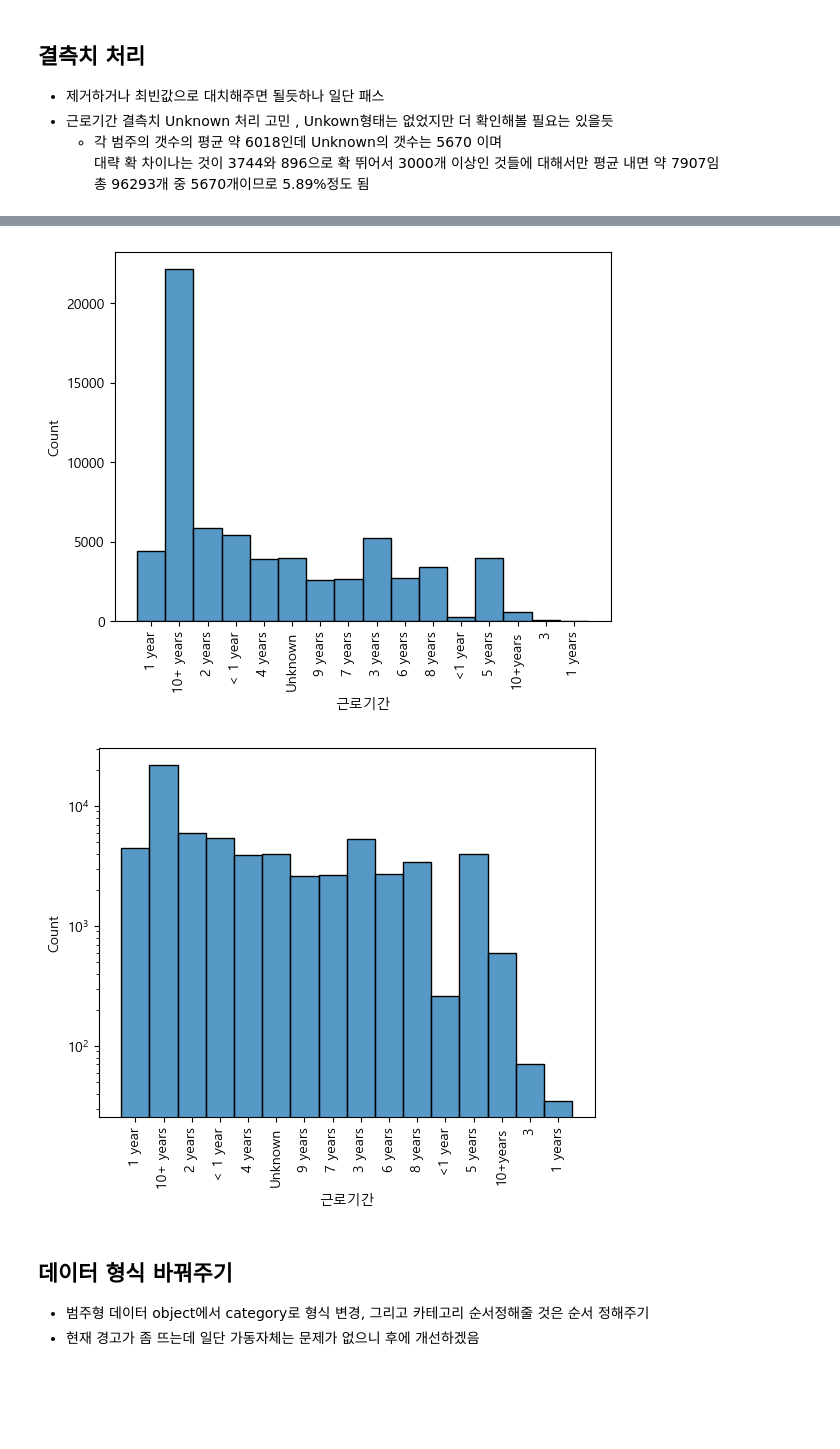
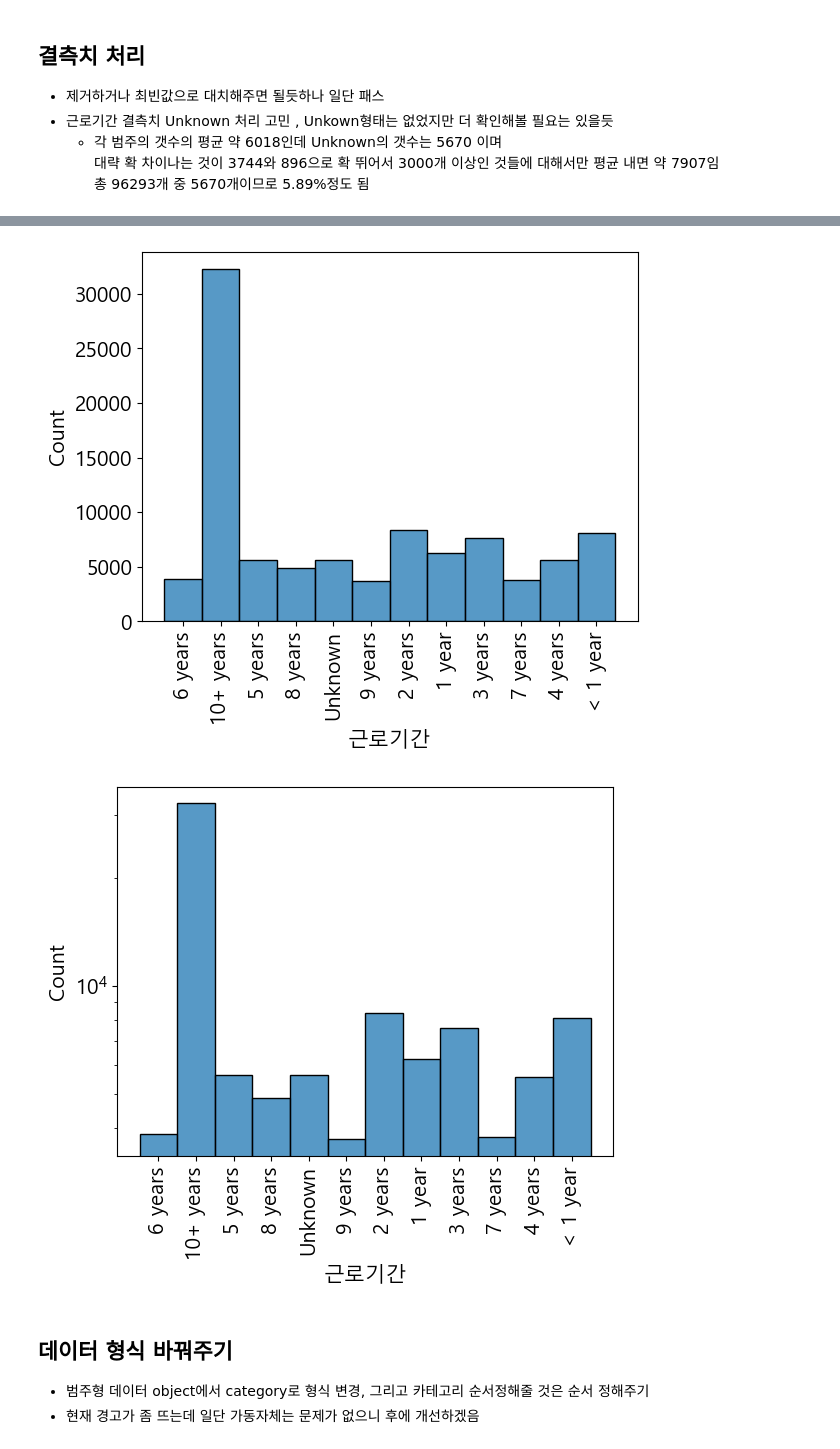
Before and after one commit to kyeob1107/What-s-your-EDA, a Jupyter notebook: third project.ipynb, the cells around one changed output, grey strips where cells are left out. Drawn from its saved outputs; the diff is of its cells as text; code cells hidden in the pictures; blank space fills up the shorter version.

```diff
--- a/third project.ipynb
+++ b/third project.ipynb
@@ -73,9 +86,9 @@ plt.rcParams['axes.unicode_minus'] =False
 train_df = pd.read_csv('./train.csv') # 첫번째 열인 ID를 index로 사용 ->부분 다시 제외
 real_test = pd.read_csv('./test.csv') # 첫번째 열인 ID를 index로 사용 ->부분 다시 제외
 submission = pd.read_csv('sample_submission.csv')
-cols = train_df.columns
+cols = train_df.columns.to_list()
 display(cols)
-numeric_col = train_df._get_numeric_data().columns # ['대출금액', '연간소득', '부채_대비_소득_비율', '총계좌수', '최근_2년간_연체_횟수', '총상환원금', '총상환이자', '총연체금액', '연체계좌수']
+numeric_col = train_df._get_numeric_data().columns.to_list() # ['대출금액', '연간소득', '부채_대비_소득_비율', '총계좌수', '최근_2년간_연체_횟수', '총상환원금', '총상환이자', '총연체금액', '연체계좌수']
 target = '대출등급'
 display(train_df.columns.difference(numeric_col))
 category_col = [col for col in train_df.columns if col not in numeric_col]
@@ -853,0 +970,11 @@ X_train = X_train_no_outliers
+# %%
+z_scores = stats.zscore(train[numeric_col].drop(['총연체금액','연체계좌수'], axis = 1))
+outlier_ratio = {}
+threshold_to_try = {}
+for threshold in np.linspace(3,10,71):
+    outliers_z = train.drop(['총연체금액','연체계좌수'],axis=1)[(z_scores > threshold).any(axis=1)]
+    train_drop_outlier = train[(z_scores < threshold).all(axis=1)].copy()
+
+    outlier_ratio[threshold] = round(len(outliers_z)/len(train) * 100,4)
+    threshold_to_try[threshold] = train_drop_outlier
+outlier_ratio
@@ -854 +1060,5 @@ X_train = X_train_no_outliers
+# %%
+filter = ((z_scores > 7.0).any(axis=1)) | (train['부채_대비_소득_비율']>45)
+outliers = train.copy()[filter]
+train_prep = train.copy()[~filter]
 # %%
@@ -913,13 +1123,13 @@ Name: count, dtype: int64
 # %%
 # 근로기간 값 확인용 그래프 두가지
-sns.histplot(X_train, x='근로기간')
+sns.histplot(train_prep, x='근로기간')
 plt.xticks(rotation=90)  # 그래프 x축 라벨 45도 회전
 plt.show()
-sns.histplot(X_train, x='근로기간')
+sns.histplot(train_prep, x='근로기간')
 plt.xticks(rotation=90)  # 그래프 x축 라벨 45도 회전
 plt.yscale('log')  # y축을 로그 스케일로 변환
 plt.show()
 # %% [output]
-[figure, old version]
+[figure, new version]
-[figure, old version]
+[figure, new version]
 # %%
```
Also changed, not shown: parts of 76 cells of this notebook.
